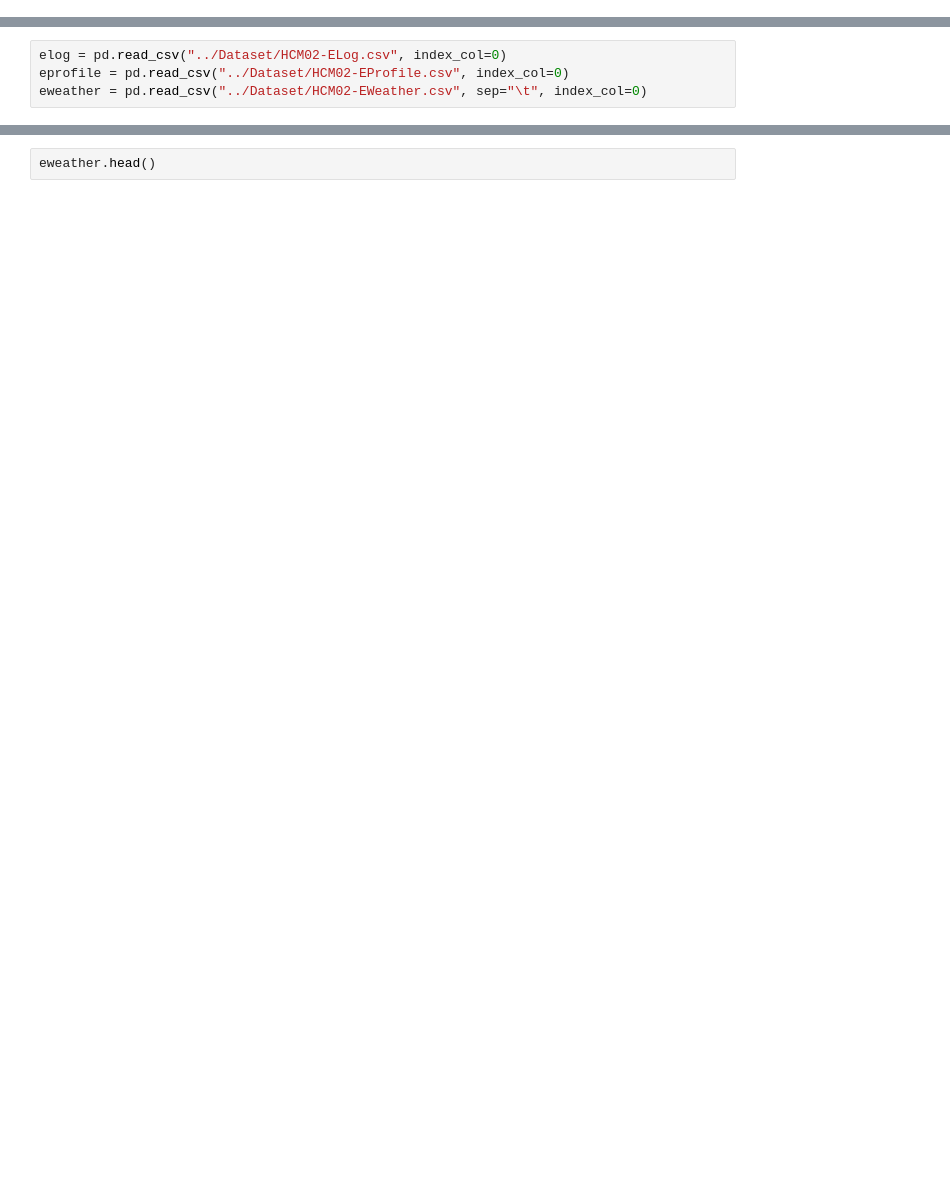
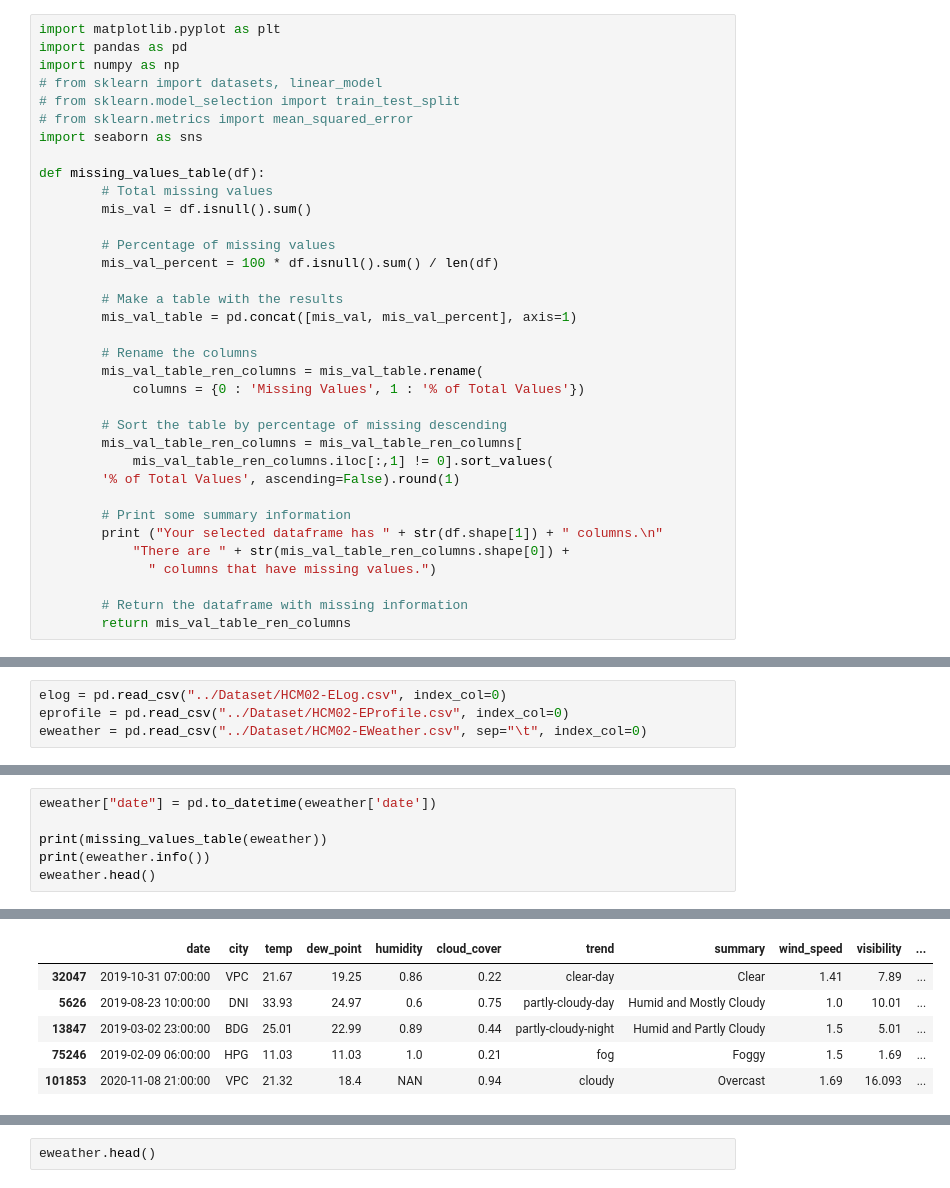
Before and after one commit to mymy202/power-usage-prediction, a Jupyter notebook: PredictionModel/nopainnogain_topic1.ipynb, the cells around one changed output, grey strips where cells are left out. Saved outputs shown, nothing was run; the diff lists cells and outputs as text; blank space fills up the shorter version.

```diff
--- a/PredictionModel/nopainnogain_topic1.ipynb
+++ b/PredictionModel/nopainnogain_topic1.ipynb
@@ -8,0 +1,35 @@ import seaborn as sns
+# %%
+import matplotlib.pyplot as plt
+import pandas as pd
+import numpy as np
+# from sklearn import datasets, linear_model
+# from sklearn.model_selection import train_test_split
+# from sklearn.metrics import mean_squared_error
+import seaborn as sns
+
+def missing_values_table(df):
+        # Total missing values
+        mis_val = df.isnull().sum()
+
+        # Percentage of missing values
+        mis_val_percent = 100 * df.isnull().sum() / len(df)
+
+        # Make a table with the results
+        mis_val_table = pd.concat([mis_val, mis_val_percent], axis=1)
+
+        # Rename the columns
+        mis_val_table_ren_columns = mis_val_table.rename(
+            columns = {0 : 'Missing Values', 1 : '% of Total Values'})
+
+        # Sort the table by percentage of missing descending
+        mis_val_table_ren_columns = mis_val_table_ren_columns[
+            mis_val_table_ren_columns.iloc[:,1] != 0].sort_values(
+        '% of Total Values', ascending=False).round(1)
+
+        # Print some summary information
+        print ("Your selected dataframe has " + str(df.shape[1]) + " columns.\n"
+            "There are " + str(mis_val_table_ren_columns.shape[0]) +
+              " columns that have missing values.")
+
+        # Return the dataframe with missing information
+        return mis_val_table_ren_columns
@@ -12,0 +131,7 @@ eweather = pd.read_csv("../Dataset/HCM02-EWeather.csv", sep="\t", index_col=0)
+# %%
+eweather["date"] = pd.to_datetime(eweather['date'])
+
+print(missing_values_table(eweather))
+print(eweather.info())
+eweather.head()
+# %% [output]
@@ -12,0 +155,6 @@ eweather = pd.read_csv("../Dataset/HCM02-EWeather.csv", sep="\t", index_col=0)
+|  | date | city | temp | dew_point | humidity | cloud_cover | trend | summary | wind_speed | visibility | ... |
+| 32047 | 2019-10-31 07:00:00 | VPC | 21.67 | 19.25 | 0.86 | 0.22 | clear-day | Clear | 1.41 | 7.89 | ... |
+| 5626 | 2019-08-23 10:00:00 | DNI | 33.93 | 24.97 | 0.6 | 0.75 | partly-cloudy-day | Humid and Mostly Cloudy | 1.0 | 10.01 | ... |
+| 13847 | 2019-03-02 23:00:00 | BDG | 25.01 | 22.99 | 0.89 | 0.44 | partly-cloudy-night | Humid and Partly Cloudy | 1.5 | 5.01 | ... |
+| 75246 | 2019-02-09 06:00:00 | HPG | 11.03 | 11.03 | 1.0 | 0.21 | fog | Foggy | 1.5 | 1.69 | ... |
+| 101853 | 2020-11-08 21:00:00 | VPC | 21.32 | 18.4 | NAN | 0.94 | cloudy | Overcast | 1.69 | 16.093 | ... |
```
Also changed, not shown: parts of 13 cells of this notebook, 3 other files.
